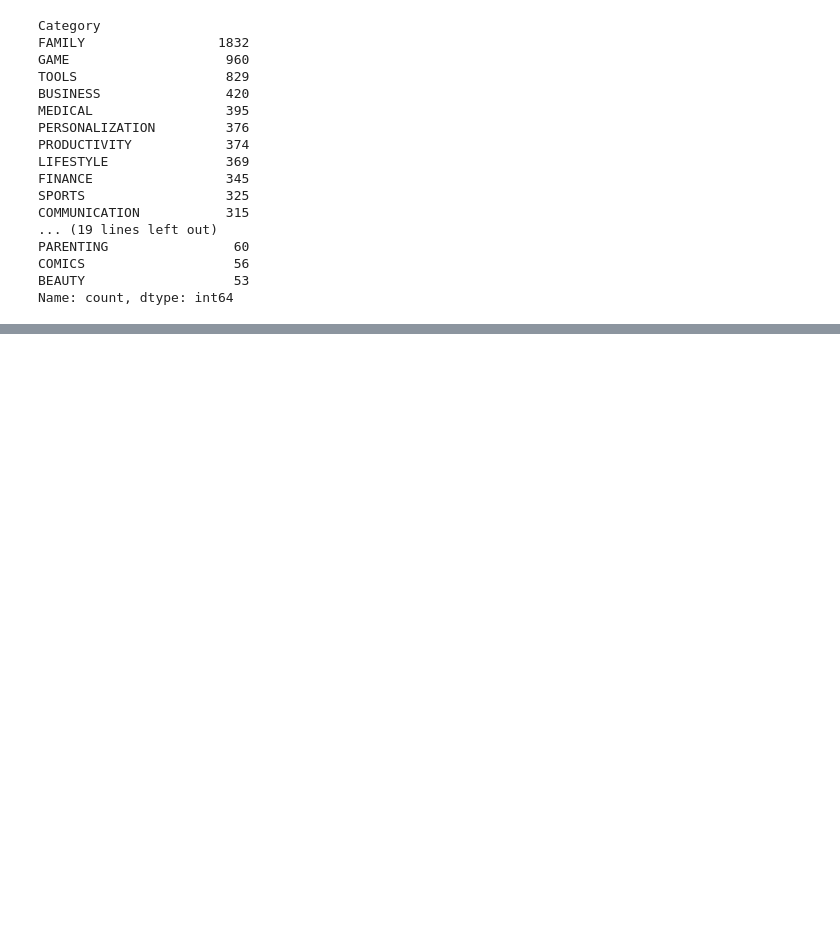
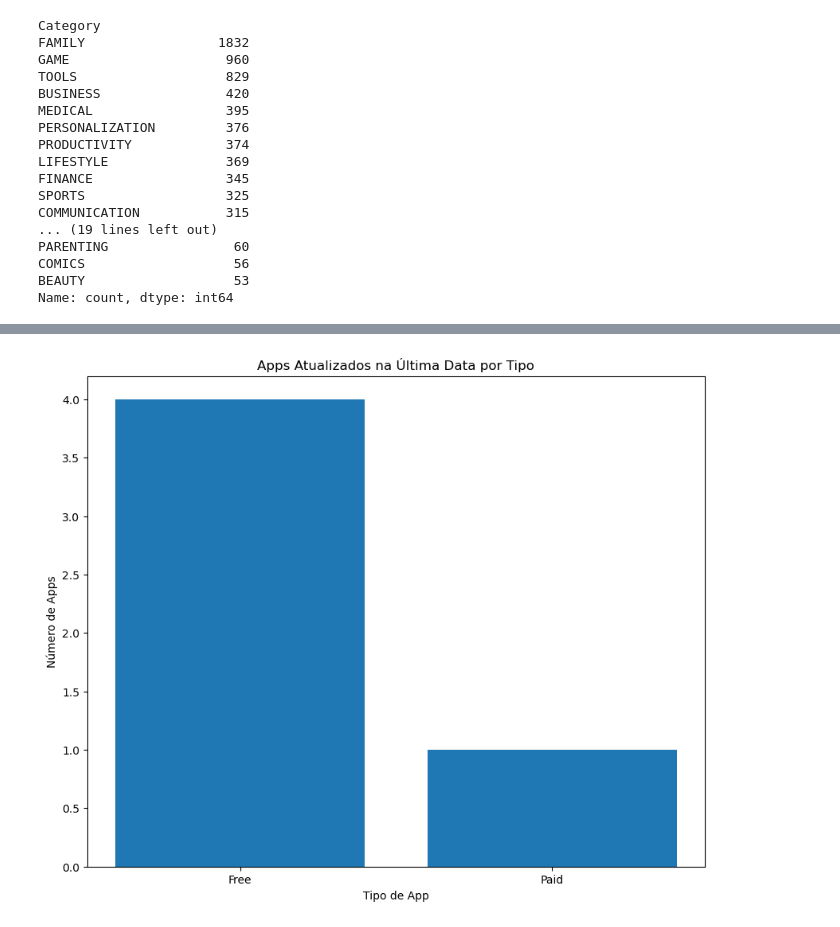
Before and after one commit to pgdemiranda/compass.uol-AWS, a Jupyter notebook: Sprint 2/Desafio/desafio.ipynb, the cells around one changed output, grey strips where cells are left out. Drawn from its saved outputs; the diff is of its cells as text; code cells hidden in the pictures; blank space fills up the shorter version.

```diff
--- a/Sprint 2/Desafio/desafio.ipynb
+++ b/Sprint 2/Desafio/desafio.ipynb
@@ -388,0 +422,4 @@ df_aux[['App', 'Reviews']]
+# %%
+df7['Last Updated'] = pd.to_datetime(df7['Last Updated']).dt.strftime('%Y-%m-%d')
+df_aux = df7[df7['Last Updated'] == df7['Last Updated'].max()].reset_index(drop=True)
+df_aux[['App', 'Type', 'Last Updated']]
@@ -393,0 +467,11 @@ df_aux[['App', 'Reviews']]
+# %%
+contagem = df_aux['Type'].value_counts()
+
+plt.figure(figsize=(10, 8))
+plt.bar(contagem.index, contagem.values)
+plt.title('Apps Atualizados na Última Data por Tipo')
+plt.xlabel('Tipo de App')
+plt.ylabel('Número de Apps')
+plt.show()
+# %% [output]
+[figure, added]
```
Also changed, not shown: parts of 28 cells of this notebook.
